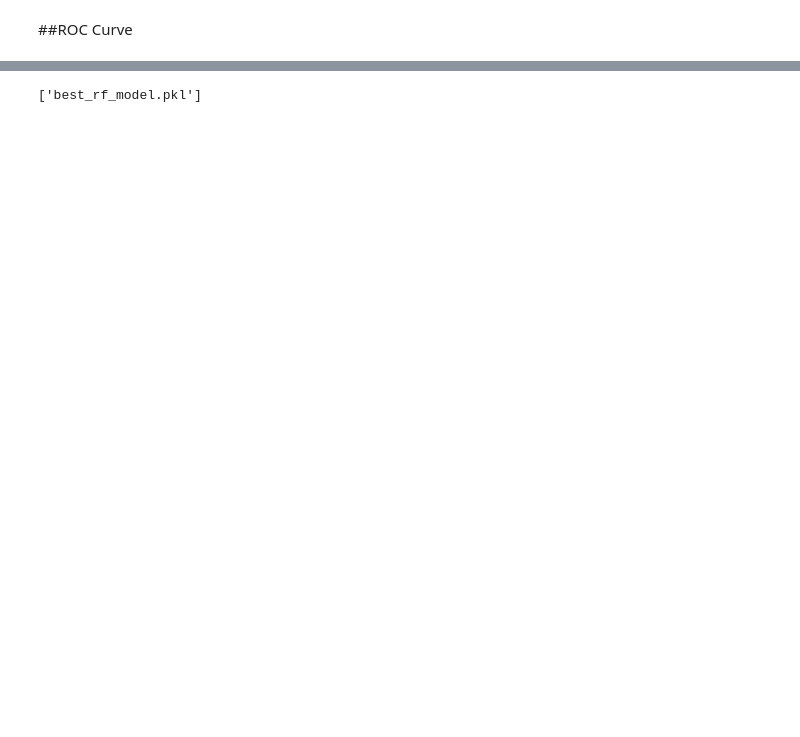
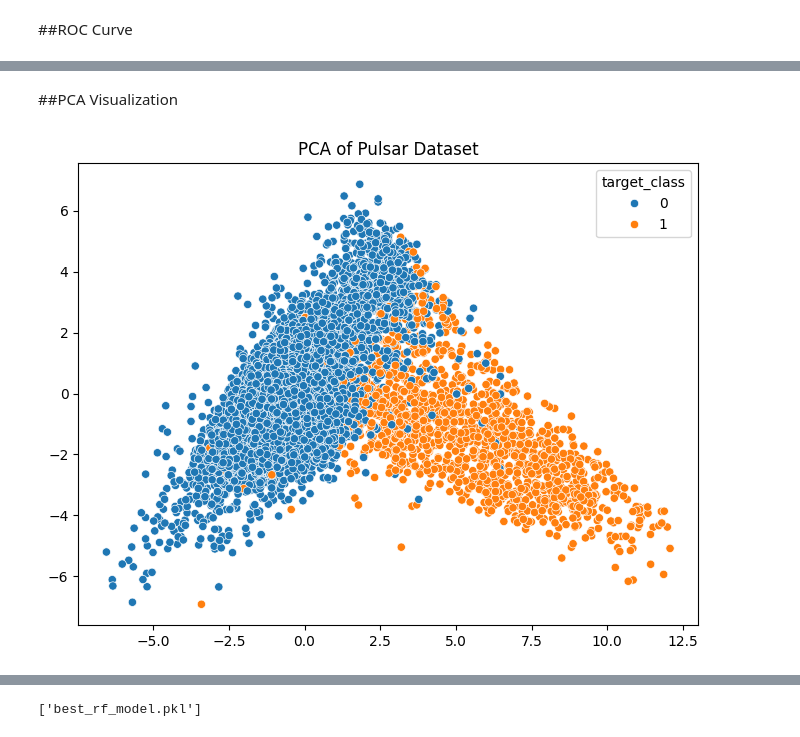
Before and after one commit to Rachana-A05/pulsar-detection, a Jupyter notebook: Pulsar_AM223_AM218.ipynb, the cells around one changed output, grey strips where cells are left out. Cells and saved outputs as stored; diff of their text form; code cells hidden in the pictures; blank space fills up the shorter version.

```diff
--- a/Pulsar_AM223_AM218.ipynb
+++ b/Pulsar_AM223_AM218.ipynb
@@ -185,0 +386,13 @@ plt.show()
+# %% [markdown]
+##PCA Visualization
+# %%
+from sklearn.decomposition import PCA
+
+pca = PCA(n_components=2)
+X_pca = pca.fit_transform(X_scaled)
+plt.figure(figsize=(8,6))
+sns.scatterplot(x=X_pca[:,0], y=X_pca[:,1], hue=y)
+plt.title("PCA of Pulsar Dataset")
+plt.show()
+# %% [output]
+[figure, added]
```
Also changed, not shown: parts of 18 cells of this notebook, 1 other file.
